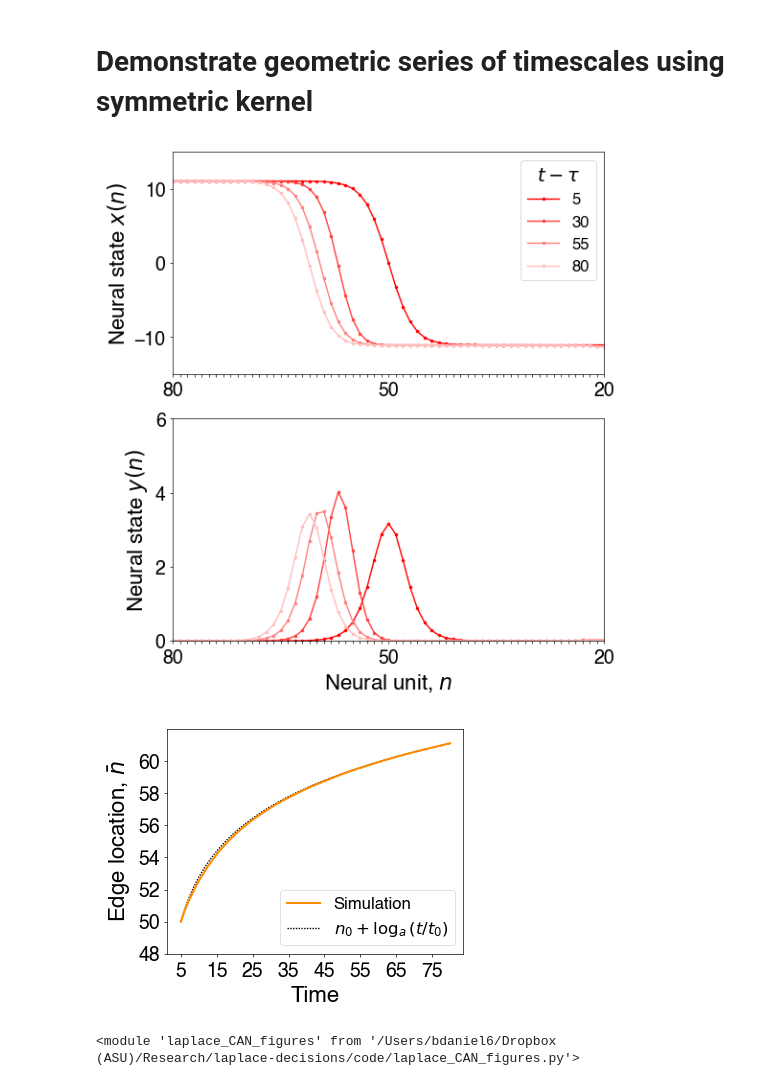
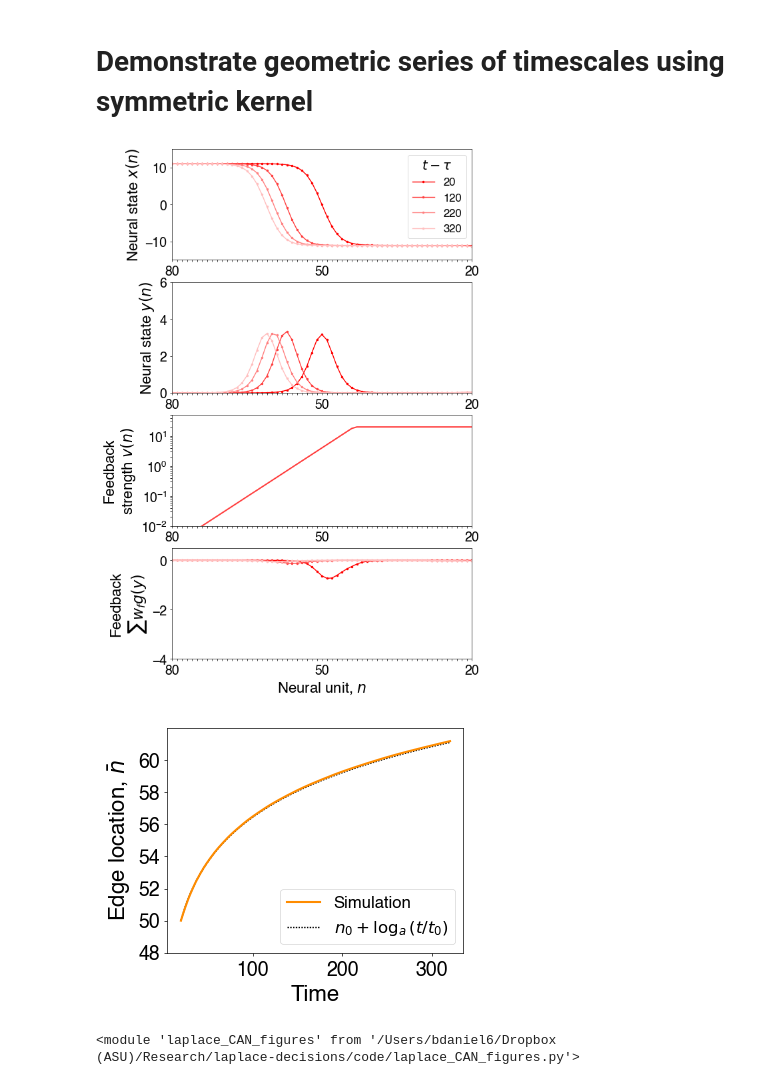
Before and after one commit to Collective-Logic-Lab/laplace-decisions, a Jupyter notebook: laplace-CAN-paper-figures.ipynb, the cells around one changed output. Cells and saved outputs as stored; diff of their text form; code cells hidden in the pictures.

```diff
--- a/laplace-CAN-paper-figures.ipynb
+++ b/laplace-CAN-paper-figures.ipynb
@@ -31,7 +31,7 @@ from laplace_network import asymmetric_edge_states
 # set up 1-D line of units with nearest-neighbor interactions
 # and fixed boundary conditions implemented by large fields at the ends
 
-dateStr = '240513' # used in output figure filenames
+dateStr = '240515' # used in output figure filenames
 
 sim_type = 'past' #'past' #'future'
 Npopulation = 100 # number of units in each population
@@ -40,9 +40,9 @@ Npopulation = 100 # number of units in each population
 delta_z = 1/4 #1/8 #1/4
 n_0_asymmetric = Npopulation/2
 if sim_type == 'past':
-    t_0_asymmetric = 5 #10
+    t_0_asymmetric = 20 # XXX #5 #10
 elif sim_type == 'future':
-    t_0_asymmetric = -80 #-75
+    t_0_asymmetric = -320 # XXX -80 #-75
 
 # 2024/3/1 set sigma large compared to range of states for all synapses except edge->edge
 sigma_edge = 0.5 #0.25 #0.5
@@ -72,9 +72,9 @@ zero_velocity_asymmetric_edge_Jmat: edge_shift = 0.1256244214584455
 # %%
 # run simulation
 
-noise_var = 1e-2 #5e-2 #0 # strength of noise (variance added per unit time)
-t_final = t_0_asymmetric + 75
-delta_t = 0.01 #0.001
+noise_var = 0 #1e-2 #5e-2 #0 # strength of noise (variance added per unit time)
+t_final = t_0_asymmetric + 300 # XXX #+ 75
+delta_t = 0.01 #0.1 # XXX 0.01 #0.001
 seed = 12345
 
 # start with edge state at location n_0 at time t_0
@@ -268,9 +270,9 @@ dateStr_symmetric = '240515' # used in output figure filenames
 
 sim_type_symmetric = 'past' #'past' #'future'
 if sim_type_symmetric == 'past':
-    t_0_symmetric = 5
+    t_0_symmetric = 20 #50 #5
 elif sim_type_symmetric == 'future':
-    t_0_symmetric = -80
+    t_0_symmetric = -320 #-800 #-80
 
 Npopulation_symmetric = 100 # number of units in each population
 # delta_z is the conversion unit from distance measured in number of neurons
@@ -304,8 +306,8 @@ net_symmetric = gaussian_laplace_network(
 # run simulation
 
 noise_var = 0 #5e-1 # strength of noise (variance added per unit time)
-t_final = t_0_symmetric + 75
-delta_t = 0.01 #0.001
+t_final = t_0_symmetric + 300 #+ 750 #+ 75
+delta_t = 0.01 #0.1 #0.01 #0.001
 seed = 12345
 
 # start with edge state at location n_0 at time t_0
@@ -323,31 +325,29 @@ states_symmetric.index = states_symmetric.index + t_0_symmetric
 # %%
 # set plot configuration based on simulation settings
 if sim_type_symmetric == 'past':
     flip_n = True
     colors = [ (1,1-x,1-x) for x in np.linspace(1,0,5) ] # reds
     input_min,input_max = -4,0.5
 elif sim_type_symmetric == 'future':
     flip_n = False
     colors = [ (1-x,1-x,1) for x in np.linspace(1,0,5) ] # blues
     input_min,input_max = -0.5,4
 
 lf.translation_simulation_plot(net_symmetric,states_symmetric,states_symmetric,
                                flip_n=flip_n,
-                               include_feedback_plots=False,
+                               include_feedback_plots=True,
                                state_min=-15,state_max=15,
                                bump_state_min=0,bump_state_max=6,
                                input_min=input_min,input_max=input_max,
                                colors=colors,
                                t_0=t_0_symmetric,
                                n_0=n_0_symmetric)
 plt.savefig('{}_symmetric_translation_simulation_{}.pdf'.format(dateStr_symmetric,sim_type_symmetric))
 # %% [output]
-[figure, old version]
+[figure, new version]
 # %%
 lf.edge_location_plot(net_symmetric,states_symmetric,n_0_symmetric,t_0_symmetric,delta_z)
-#plt.xticks(t_0_symmetric*np.array([1,2,3,4,6]),t_0_symmetric*np.array([1,2,3,4,6]));
-#plt.yticks(n_0_symmetric+np.arange(-2,10,2));
-plt.xticks(t_0_symmetric + np.array([0,10,20,30,40,50,60,70]),t_0_symmetric + np.array([0,10,20,30,40,50,60,70]));
+#plt.xticks(t_0_symmetric + np.array([0,10,20,30,40,50,60,70]),t_0_symmetric + np.array([0,10,20,30,40,50,60,70]));
 if sim_type_symmetric == 'past':
     plt.yticks(n_0_symmetric+np.arange(-2,12,2))
     plt.axis(ymin=n_0_symmetric-2)
@@ -359,7 +359,7 @@ elif sim_type_symmetric == 'future':
     plt.legend(loc=3)
 plt.savefig('{}_symmetric_edge_location_{}.pdf'.format(dateStr_symmetric,sim_type_symmetric))
 # %% [output]
-[figure, old version]
+[figure, new version]
 # %%
 reload(lf)
 # %% [output]
```
Also changed, not shown: parts of 6 cells of this notebook, 1 other file.
